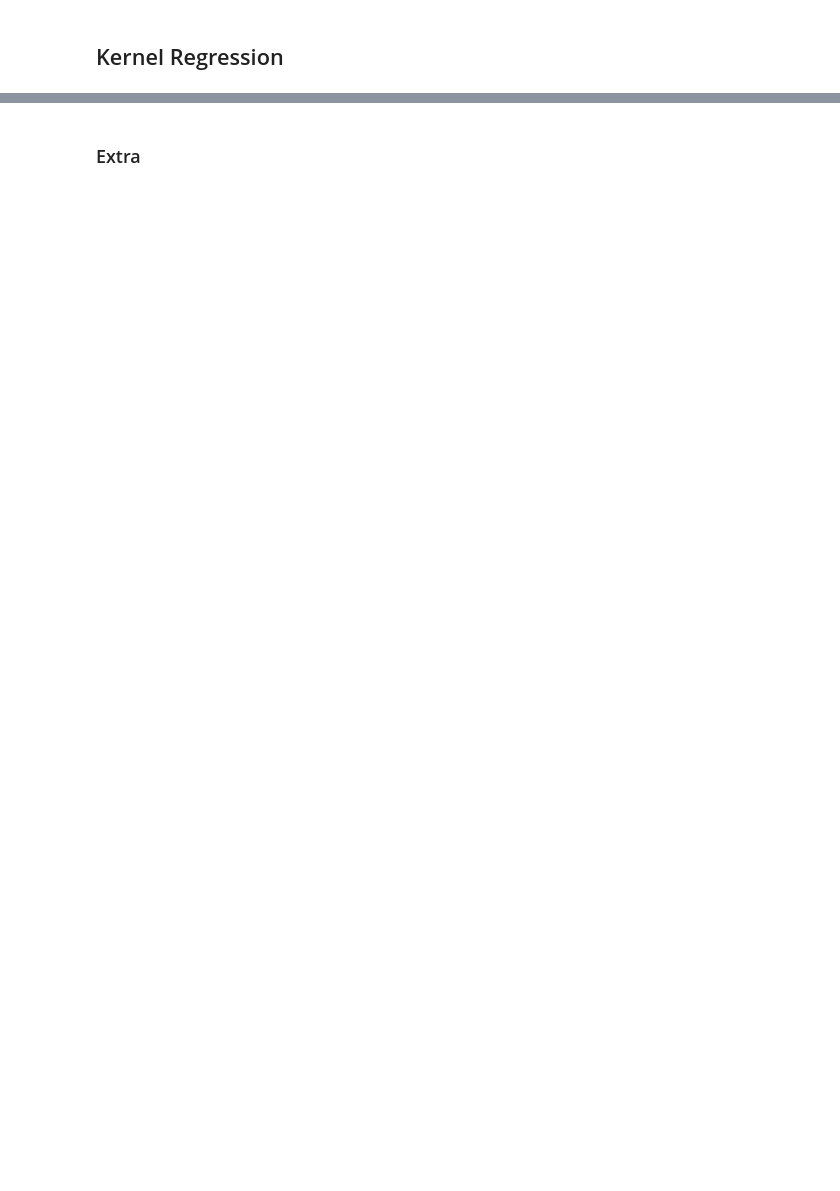
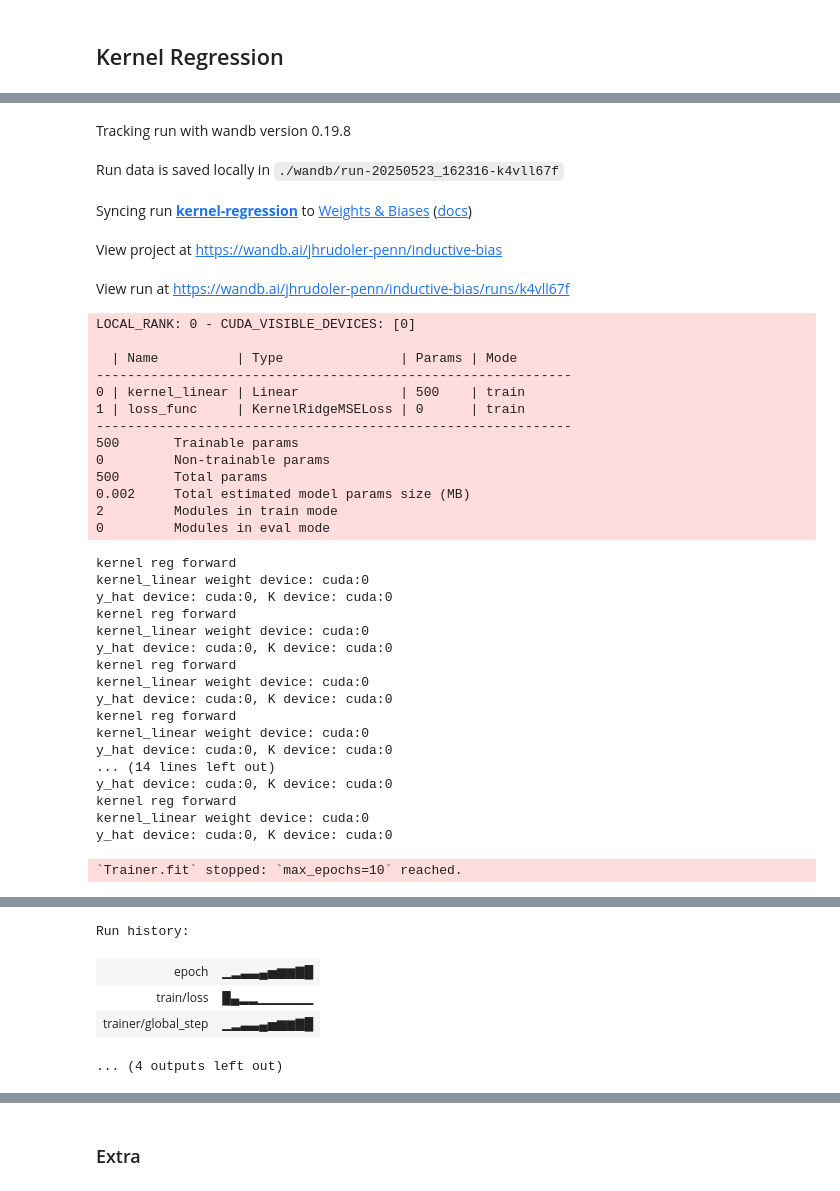
Before and after one commit to jrudoler/estimating-implicit-regularization, a Jupyter notebook: learn-inductive-bias.ipynb, the cells around one changed output, grey strips where cells are left out. Cells and saved outputs as stored; diff of their text form; code cells hidden in the pictures; blank space fills up the shorter version.

```diff
--- a/learn-inductive-bias.ipynb
+++ b/learn-inductive-bias.ipynb
@@ -1269,0 +177,37 @@ Run summary:
+# %%
+# regression with RBF kernel
+from core.utils import rbf_kernel_torch
+from core.models import KernelRegression
+from functools import partial
+
+eta = 1e-2
+rbf_kernel_reg = KernelRegression(
+    kernel_function=partial(rbf_kernel_torch, gamma=100.),
+    n_train_samples=N,
+    fit_intercept=False,
+    ridge_lambda=1.,
+    init_zeros=False,
+    lr=eta # no mismatch in lr for our derivation of kernel regression
+)
+# store the initial alphas
+wandb_logger = WandbLogger(
+    project="inductive-bias", name="kernel-regression", log_model=False
+)
+
+rbf_trainer = Trainer(
+    max_epochs=10,
+    accumulate_grad_batches=1,
+    log_every_n_steps=1,
+    logger=wandb_logger,
+    callbacks=[
+        WandBCallback(),
+        EarlyStopping(monitor="train/loss", patience=150, mode="min"),
+    ],
+    accelerator=device,
+    devices=n_devices,
+    # detect_anomaly=True,
+)
+
+rbf_trainer.fit(rbf_kernel_reg, dm_sin)
+t = rbf_trainer.current_epoch
+# %% [output]
@@ -1269,0 +222,36 @@ Run summary:
+Tracking run with wandb version 0.19.8
+Run data is saved locally in ./wandb/run-20250523_162316-k4vll67f
+Syncing run kernel-regression to Weights & Biases (docs)
+View project at https://wandb.ai/jhrudoler-penn/inductive-bias
+View run at https://wandb.ai/jhrudoler-penn/inductive-bias/runs/k4vll67f
+LOCAL_RANK: 0 - CUDA_VISIBLE_DEVICES: [0]
+
+  | Name          | Type               | Params | Mode
+-------------------------------------------------------------
+0 | kernel_linear | Linear             | 500    | train
+1 | loss_func     | KernelRidgeMSELoss | 0      | train
+-------------------------------------------------------------
+500       Trainable params
+0         Non-trainable params
+500       Total params
+0.002     Total estimated model params size (MB)
+2         Modules in train mode
+0         Modules in eval mode
+kernel reg forward
+kernel_linear weight device: cuda:0
+y_hat device: cuda:0, K device: cuda:0
+kernel reg forward
+kernel_linear weight device: cuda:0
+y_hat device: cuda:0, K device: cuda:0
+kernel reg forward
+kernel_linear weight device: cuda:0
+y_hat device: cuda:0, K device: cuda:0
+kernel reg forward
+kernel_linear weight device: cuda:0
+y_hat device: cuda:0, K device: cuda:0
+... (14 lines left out)
+y_hat device: cuda:0, K device: cuda:0
+kernel reg forward
+kernel_linear weight device: cuda:0
+y_hat device: cuda:0, K device: cuda:0
+`Trainer.fit` stopped: `max_epochs=10` reached.
@@ -1269,0 +259,5 @@ Run summary:
+Run history:
+| epoch | ▁▂▃▃▄▅▆▆▇█ |
+| train/loss | █▄▂▂▁▁▁▁▁▁ |
+| trainer/global_step | ▁▂▃▃▄▅▆▆▇█ |
+... (4 outputs left out)
```
Also changed, not shown: parts of 58 cells of this notebook, 43 other files.
